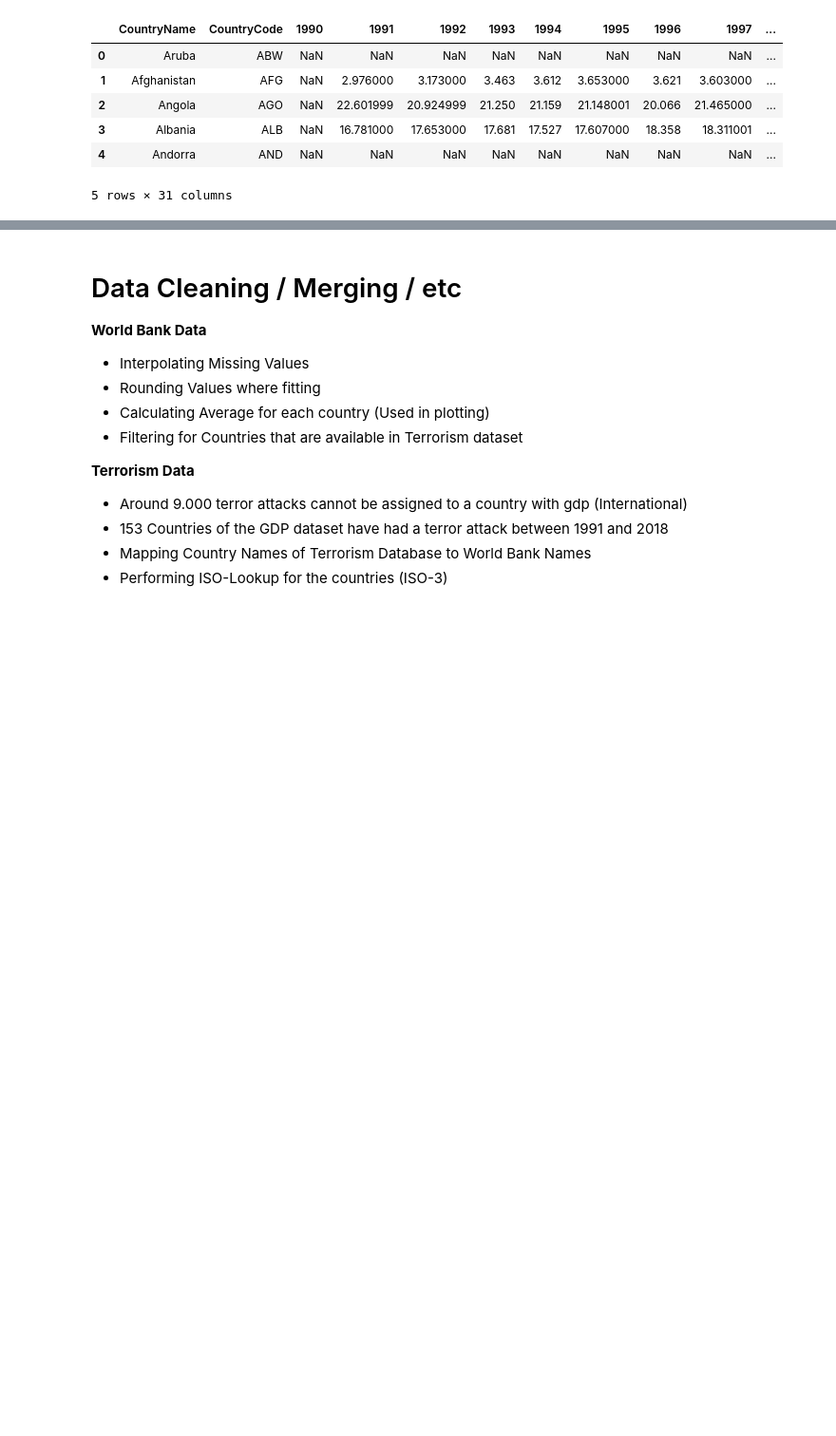
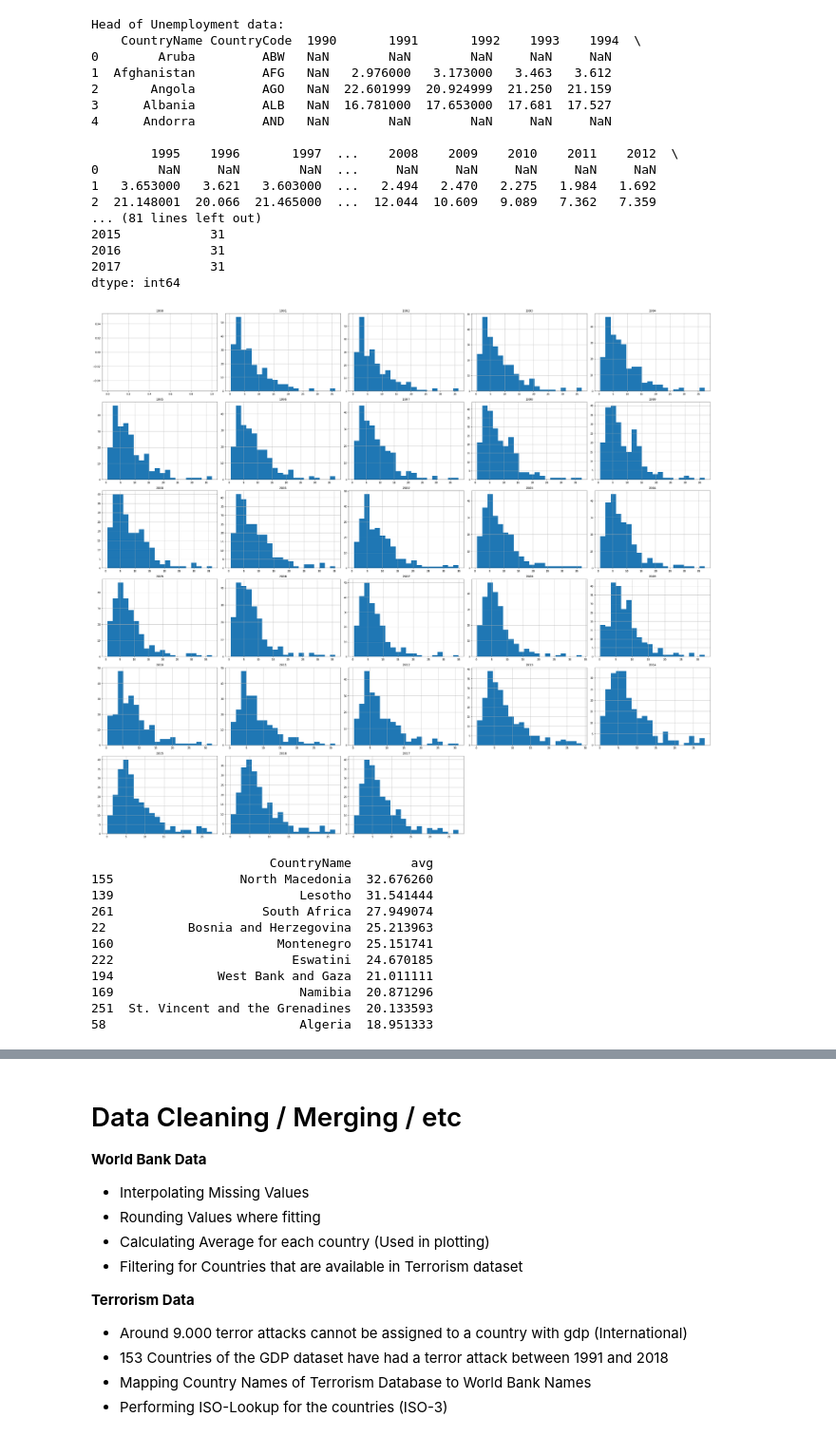
Before and after one commit to msieder/terror, a Jupyter notebook: Terror.ipynb, the cells around one changed output, grey strips where cells are left out. Shown at 95% size. Cells and saved outputs as stored; diff of their text form; code cells hidden in the pictures; blank space fills up the shorter version.

```diff
--- a/Terror.ipynb
+++ b/Terror.ipynb
@@ -98,14 +284,52 @@ capita.head(5)
 # %%
 unemp = pd.read_excel("./Data/unemployment.xls")
 unemp.rename(columns={"Country Name":"CountryName","Country Code":"CountryCode"},inplace=True)
 unemp.drop(unemp.columns[[range(2,34)]], axis=1,inplace=True)
+unemp.drop("2018", axis=1, inplace=True)
 unemp.drop("2019", axis=1, inplace=True)
-unemp.head(5)
+
+unemp_head  = unemp.head(5)
+unemp_stats = unemp.loc[:,[str(e) for e in list(range(1990,2018))]]
+
+print("Head of Unemployment data: \n",unemp_head)
+print("Basic statistics about Unemployment data: \n", unemp_stats.describe())
+print("Number of Null values by column \n", unemp.isnull().sum(axis=0))
+
+unemp_dropped = unemp.dropna(how='all')
+unemp_dropped.hist(figsize=(35,30),
+                  bins=20)
+plt.tight_layout()
+plt.show()
+
+unemp_dropped['avg'] = unemp_dropped.mean(axis=1)
+print(unemp_dropped.loc[:,['CountryName','avg']].nlargest(10,'avg'))
 # %% [output]
-|  | CountryName | CountryCode | 1990 | 1991 | 1992 | 1993 | 1994 | 1995 | 1996 | 1997 | ... |
-| 0 | Aruba | ABW | NaN | NaN | NaN | NaN | NaN | NaN | NaN | NaN | ... |
-| 1 | Afghanistan | AFG | NaN | 2.976000 | 3.173000 | 3.463 | 3.612 | 3.653000 | 3.621 | 3.603000 | ... |
-| 2 | Angola | AGO | NaN | 22.601999 | 20.924999 | 21.250 | 21.159 | 21.148001 | 20.066 | 21.465000 | ... |
-| 3 | Albania | ALB | NaN | 16.781000 | 17.653000 | 17.681 | 17.527 | 17.607000 | 18.358 | 18.311001 | ... |
-| 4 | Andorra | AND | NaN | NaN | NaN | NaN | NaN | NaN | NaN | NaN | ... |
-5 rows × 31 columns
+Head of Unemployment data:
+    CountryName CountryCode  1990       1991       1992    1993    1994  \
+0        Aruba         ABW   NaN        NaN        NaN     NaN     NaN
+1  Afghanistan         AFG   NaN   2.976000   3.173000   3.463   3.612
+2       Angola         AGO   NaN  22.601999  20.924999  21.250  21.159
+3      Albania         ALB   NaN  16.781000  17.653000  17.681  17.527
+4      Andorra         AND   NaN        NaN        NaN     NaN     NaN
+
+        1995    1996       1997  ...    2008    2009    2010    2011    2012  \
+0        NaN     NaN        NaN  ...     NaN     NaN     NaN     NaN     NaN
+1   3.653000   3.621   3.603000  ...   2.494   2.470   2.275   1.984   1.692
+2  21.148001  20.066  21.465000  ...  12.044  10.609   9.089   7.362   7.359
+... (81 lines left out)
+2015            31
+2016            31
+2017            31
+dtype: int64
+[figure, added]
+                        CountryName        avg
+155                 North Macedonia  32.676260
+139                         Lesotho  31.541444
+261                    South Africa  27.949074
+22           Bosnia and Herzegovina  25.213963
+160                      Montenegro  25.151741
+222                        Eswatini  24.670185
+194              West Bank and Gaza  21.011111
+169                         Namibia  20.871296
+251  St. Vincent and the Grenadines  20.133593
+58                          Algeria  18.951333
```
Also changed, not shown: parts of 50 cells of this notebook.
